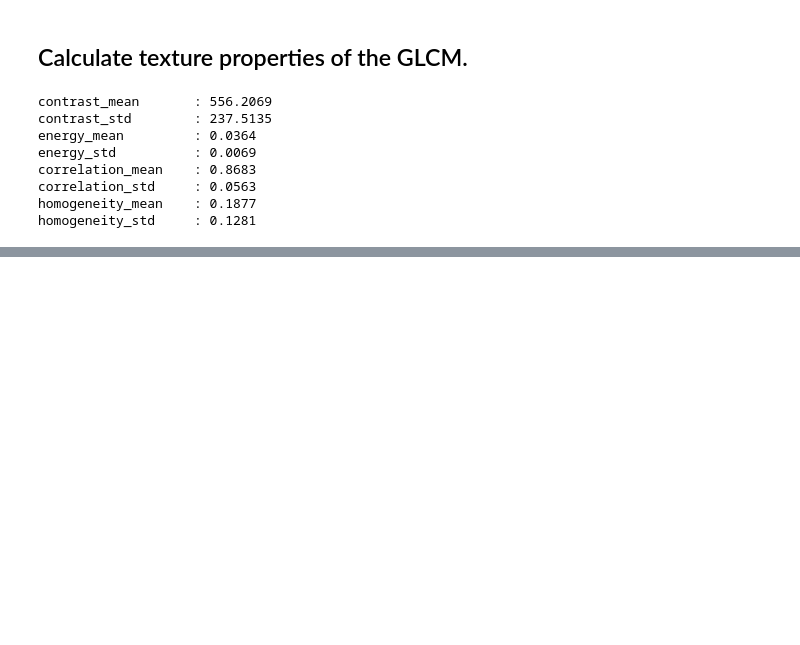
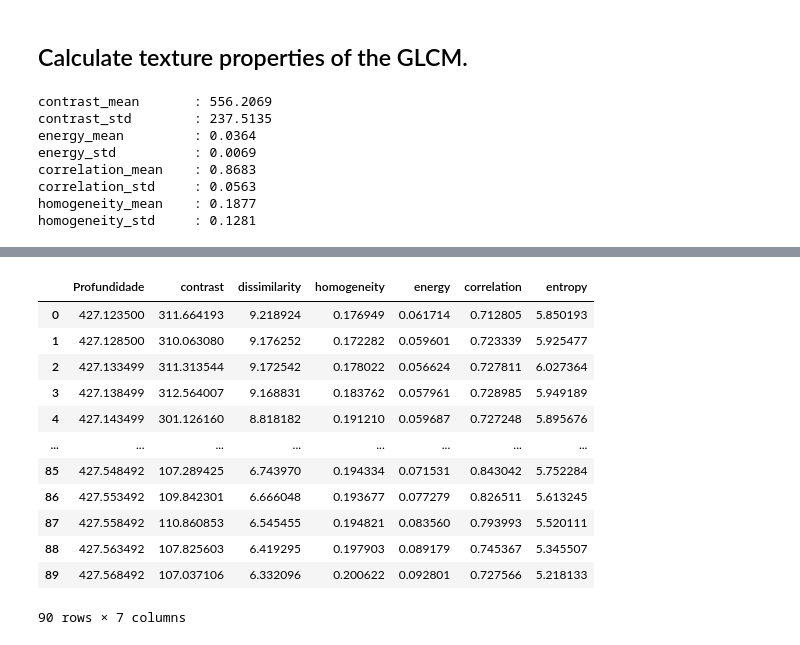
Before and after one commit to rafaseto/lithofacies-classification-from-image-logs, a Jupyter notebook: src/cast_test_01.ipynb, the cells around one changed output, grey strips where cells are left out. Saved outputs shown, nothing was run; the diff lists cells and outputs as text; code cells hidden in the pictures; blank space fills up the shorter version.

Commit message:
update: cast_test_01 Extract textures for each line

```diff
--- a/src/cast_test_01.ipynb
+++ b/src/cast_test_01.ipynb
@@ -94,0 +137,37 @@ homogeneity_std     : 0.1281
+# %%
+# 2) Selecione bloco pequeno para teste
+row_start, row_end = 10000, 10100      # linhas 100–119
+col_start, col_end = 50, 60       # canais 50–99
+block = amps_normalized[row_start:row_end, col_start:col_end]
+block_depths = depth[row_start:row_end]
+
+# 3) Parâmetros GLCM e janela deslizante
+distances = [1]
+angles    = [0]
+levels    = 256
+props = ['contrast', 'dissimilarity', 'homogeneity', 'energy', 'correlation', 'entropy']
+window_size = 11                  # ex.: 11 linhas por janela
+half_win    = window_size // 2
+
+records = []
+
+# 4) Loop sobre cada linha central onde a janela cabe
+for k in range(half_win, block.shape[0] - half_win):
+    sub = block[k-half_win : k+half_win+1, :]  # sub-bloco window_size×n_channels
+    glcm = graycomatrix(
+        sub,
+        distances=distances,
+        angles=angles,
+        levels=levels,
+        symmetric=True,
+        normed=True
+    )
+    feat = {'Profundidade': depth[k]}
+    for p in props:
+        m = graycoprops(glcm, prop=p)
+        feat[p] = m.mean()
+        # feat[p + '_std']  = m.std()
+    records.append(feat)
+
+# 5) Monte DataFrame com uma linha por profundidade central
+texture_map_test = pd.DataFrame(records)
@@ -94,0 +198,16 @@ homogeneity_std     : 0.1281
+# %%
+texture_map_test
+# %% [output]
+|  | Profundidade | contrast | dissimilarity | homogeneity | energy | correlation | entropy |
+| 0 | 427.123500 | 311.664193 | 9.218924 | 0.176949 | 0.061714 | 0.712805 | 5.850193 |
+| 1 | 427.128500 | 310.063080 | 9.176252 | 0.172282 | 0.059601 | 0.723339 | 5.925477 |
+| 2 | 427.133499 | 311.313544 | 9.172542 | 0.178022 | 0.056624 | 0.727811 | 6.027364 |
+| 3 | 427.138499 | 312.564007 | 9.168831 | 0.183762 | 0.057961 | 0.728985 | 5.949189 |
+| 4 | 427.143499 | 301.126160 | 8.818182 | 0.191210 | 0.059687 | 0.727248 | 5.895676 |
+| ... | ... | ... | ... | ... | ... | ... | ... |
+| 85 | 427.548492 | 107.289425 | 6.743970 | 0.194334 | 0.071531 | 0.843042 | 5.752284 |
+| 86 | 427.553492 | 109.842301 | 6.666048 | 0.193677 | 0.077279 | 0.826511 | 5.613245 |
+| 87 | 427.558492 | 110.860853 | 6.545455 | 0.194821 | 0.083560 | 0.793993 | 5.520111 |
+| 88 | 427.563492 | 107.825603 | 6.419295 | 0.197903 | 0.089179 | 0.745367 | 5.345507 |
+| 89 | 427.568492 | 107.037106 | 6.332096 | 0.200622 | 0.092801 | 0.727566 | 5.218133 |
+90 rows × 7 columns
```
Also changed, not shown: parts of 7 cells of this notebook.
